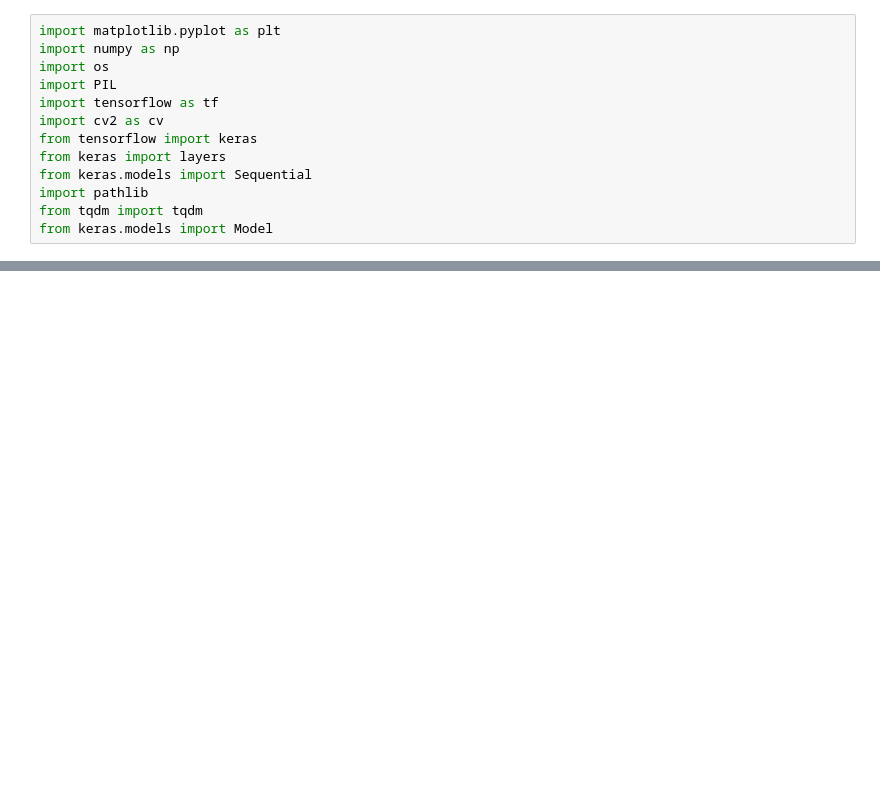
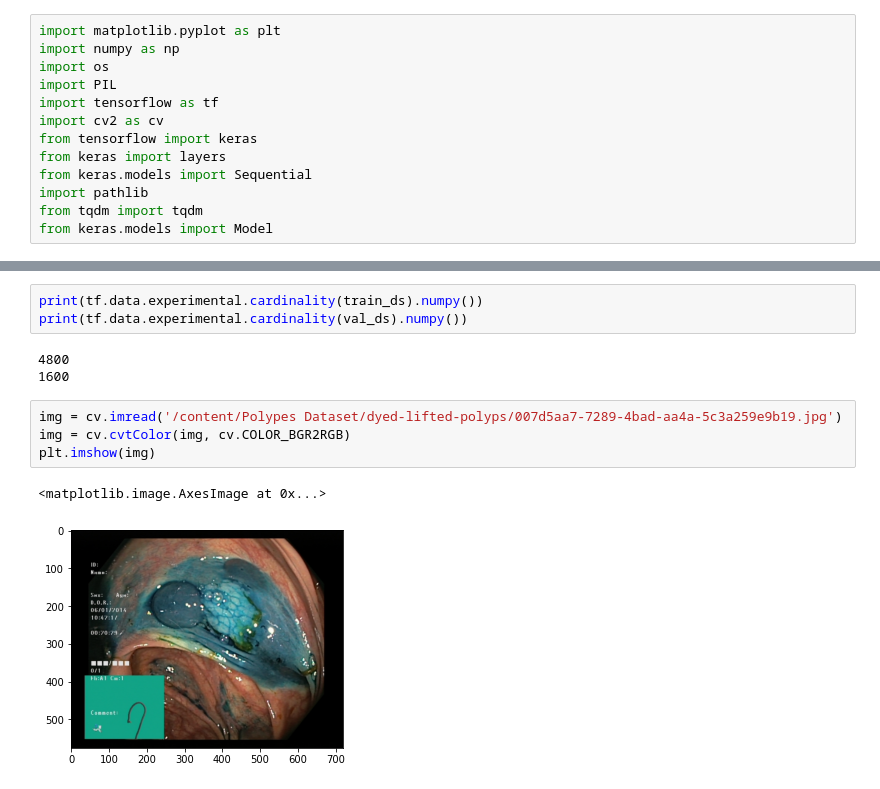
Before and after one commit to FennicOculus/gastrointestinal-tract-Polyps, a Jupyter notebook: Classification_de_polype_gastrique.ipynb, the cells around one changed output, grey strips where cells are left out. Drawn from its saved outputs; the diff is of its cells as text; blank space fills up the shorter version.

```diff
--- a/Classification_de_polype_gastrique.ipynb
+++ b/Classification_de_polype_gastrique.ipynb
@@ -92,0 +70,13 @@ normalization_layer = layers.Rescaling(1./255)
+# %%
+print(tf.data.experimental.cardinality(train_ds).numpy())
+print(tf.data.experimental.cardinality(val_ds).numpy())
+# %% [output]
+4800
+1600
+# %%
+img = cv.imread('/content/Polypes Dataset/dyed-lifted-polyps/007d5aa7-7289-4bad-aa4a-5c3a259e9b19.jpg')
+img = cv.cvtColor(img, cv.COLOR_BGR2RGB)
+plt.imshow(img)
+# %% [output]
+<matplotlib.image.AxesImage at 0x...>
+[figure, added]
```
Also changed, not shown: parts of 39 cells of this notebook.
